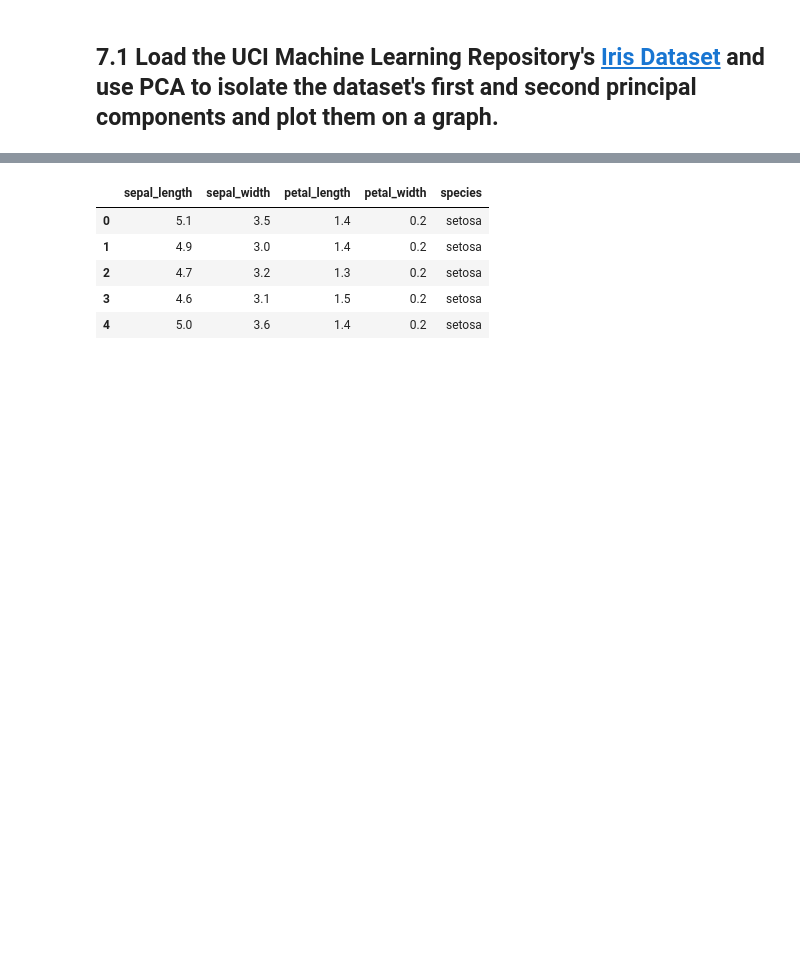
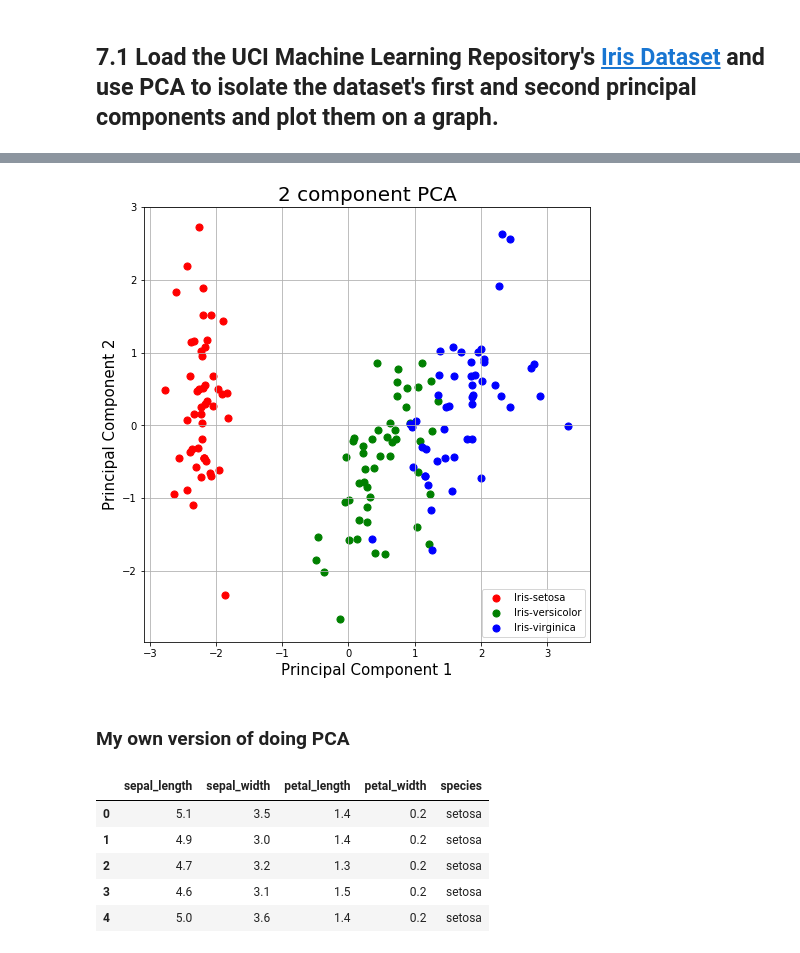
Before and after one commit to bloominstituteoftechnology/DS-Unit-1-Sprint-4-Linear-Algebra, a Jupyter notebook: High_Dimensional_Data_Assignment.ipynb, the cells around one changed output, grey strips where cells are left out. Drawn from its saved outputs; the diff is of its cells as text; code cells hidden in the pictures; blank space fills up the shorter version.

```diff
--- a/High_Dimensional_Data_Assignment.ipynb
+++ b/High_Dimensional_Data_Assignment.ipynb
@@ -197,0 +218,12 @@ the rule of thumb is that the observations should be 5 times the number of featu
+# %%
+# load dataset into Pandas DataFrame
+df = pd.read_csv(url, names=['sepal length','sepal width','petal length','petal width','target'])
+# %%
+from sklearn.preprocessing import StandardScaler
+features = ['sepal length', 'sepal width', 'petal length', 'petal width']
+# Separating out the features
+x = df.loc[:, features].values
+# Separating out the target
+y = df.loc[:,['target']].values
+# Standardizing the features
+x = StandardScaler().fit_transform(x)
@@ -197,0 +250,8 @@ the rule of thumb is that the observations should be 5 times the number of featu
+# %%
+from sklearn.decomposition import PCA
+pca = PCA(n_components=2)
+principalComponents = pca.fit_transform(x)
+principalDf = pd.DataFrame(data = principalComponents
+             , columns = ['principal component 1', 'principal component 2'])
+# %%
+finalDf = pd.concat([principalDf, df[['target']]], axis = 1)
@@ -198,3 +279,23 @@ the rule of thumb is that the observations should be 5 times the number of featu
+# %%
+fig = plt.figure(figsize = (8,8))
+ax = fig.add_subplot(1,1,1)
+ax.set_xlabel('Principal Component 1', fontsize = 15)
+ax.set_ylabel('Principal Component 2', fontsize = 15)
+ax.set_title('2 component PCA', fontsize = 20)
+targets = ['Iris-setosa', 'Iris-versicolor', 'Iris-virginica']
+colors = ['r', 'g', 'b']
+for target, color in zip(targets,colors):
+    indicesToKeep = finalDf['target'] == target
+    ax.scatter(finalDf.loc[indicesToKeep, 'principal component 1']
+               , finalDf.loc[indicesToKeep, 'principal component 2']
+               , c = color
+               , s = 50)
+ax.legend(targets)
+ax.grid()
+# %% [output]
+[figure, added]
+# %% [markdown]
+### My own version of doing PCA
 # %%
 df = pd.read_csv('https://gist.githubusercontent.com/curran/a08a1080b88344b0c8a7/raw/d546eaee765268bf2f487608c537c05e22e4b221/iris.csv')
 # %%
```
Also changed, not shown: parts of 27 cells of this notebook.
